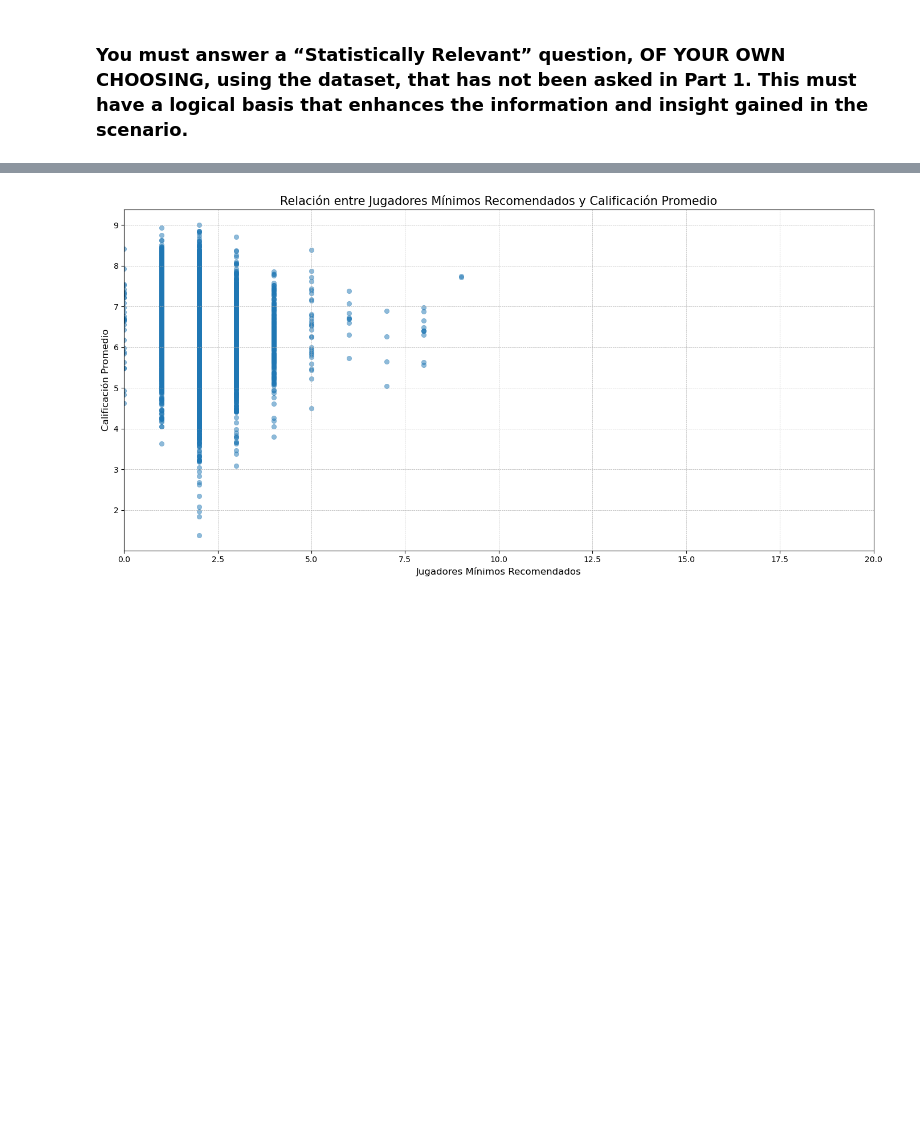
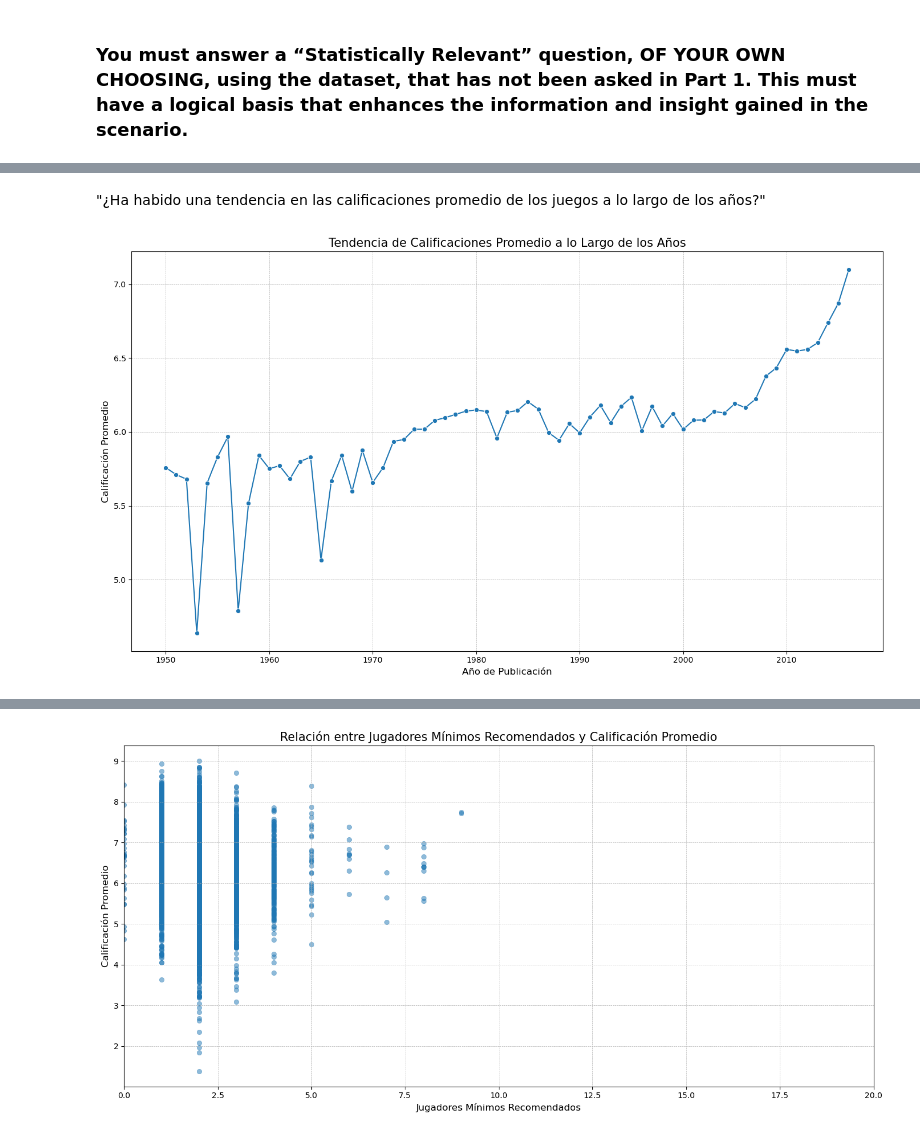
Before and after one commit to FJGM2023015/CA1_DVis_HDip_Lvl8-, a Jupyter notebook: Francisco_Gorigoitia_DVisHDip_CA1.ipynb, the cells around one changed output, grey strips where cells are left out. Drawn from its saved outputs; the diff is of its cells as text; code cells hidden in the pictures; blank space fills up the shorter version.

```diff
--- a/Francisco_Gorigoitia_DVisHDip_CA1.ipynb
+++ b/Francisco_Gorigoitia_DVisHDip_CA1.ipynb
@@ -398,0 +399,20 @@ Hay una correlación positiva débil entre la edad mínima recomendada de un jue
+# %% [markdown]
+ "¿Ha habido una tendencia en las calificaciones promedio de los juegos a lo largo de los años?"
+# %%
+# Agrupar por año de publicación y calcular la calificación promedio para cada año
+yearly_average_rating = df_games.groupby('year_published')['average_rating'].mean().reset_index()
+
+# Filtrar años con datos insuficientes (por ejemplo, años muy antiguos con pocos juegos)
+yearly_average_rating = yearly_average_rating[yearly_average_rating['year_published'] > 1900]
+
+# Visualizar la tendencia de calificaciones promedio a lo largo de los años
+plt.figure(figsize=(14, 8))
+sns.lineplot(data=yearly_average_rating, x='year_published', y='average_rating', marker='o')
+plt.title('Tendencia de Calificaciones Promedio a lo Largo de los Años', fontsize=15)
+plt.xlabel('Año de Publicación', fontsize=12)
+plt.ylabel('Calificación Promedio', fontsize=12)
+plt.grid(True, which='both', linestyle='--', linewidth=0.5)
+plt.tight_layout()
+plt.show()
+# %% [output]
+[figure, added]
```
Also changed, not shown: parts of 25 cells of this notebook.
